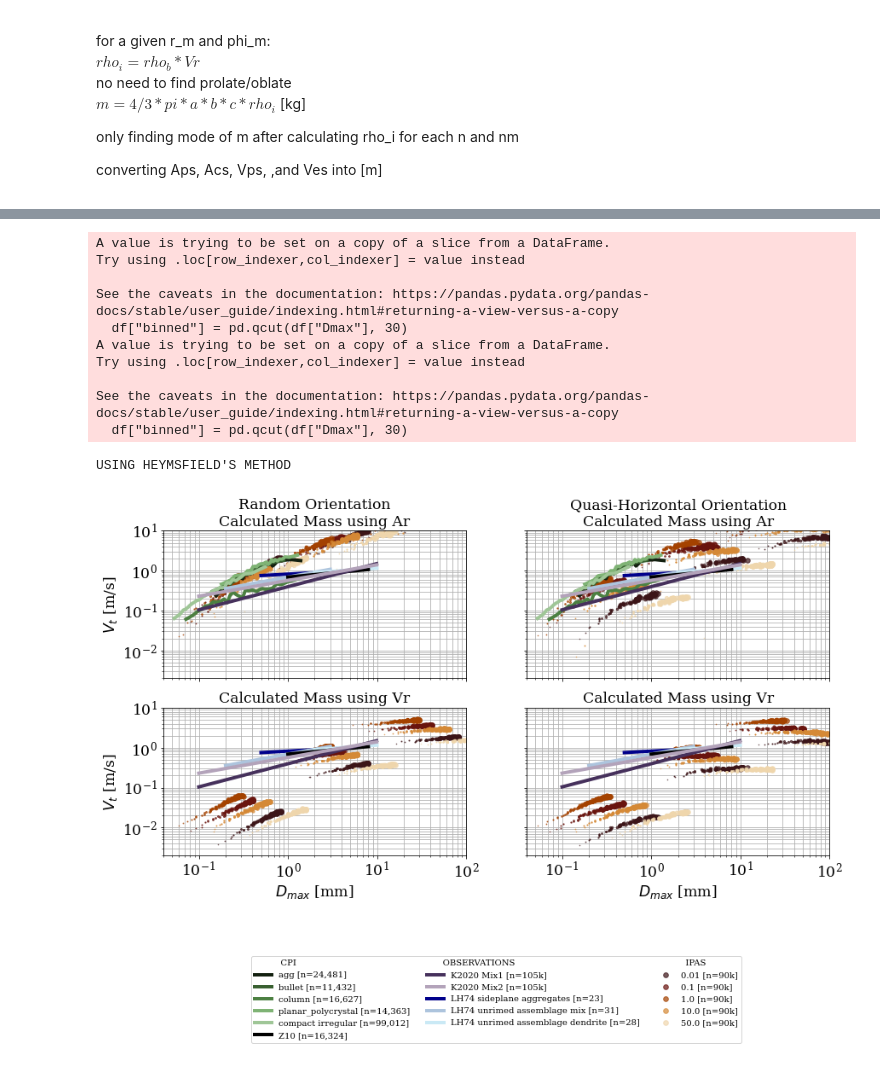
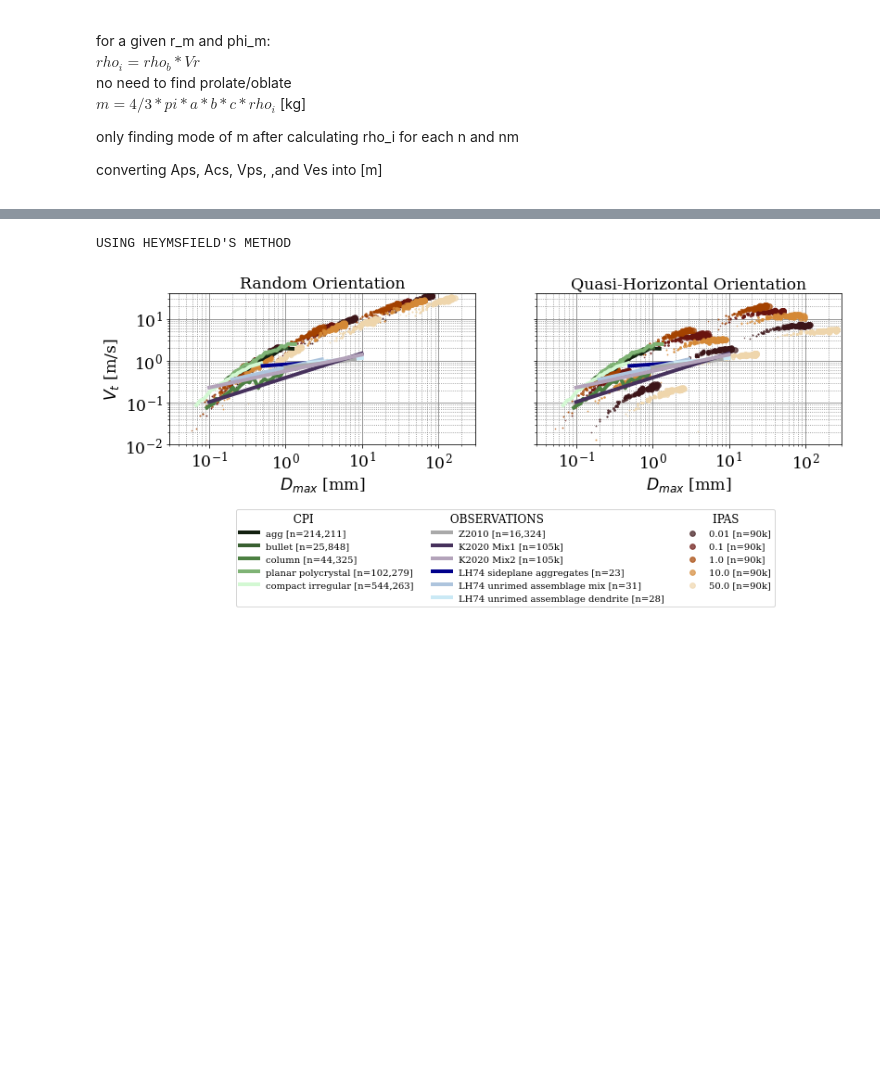
Before and after one commit to vprzybylo/IPAS, a Jupyter notebook: ipas/visualizations/m_D_relationships.ipynb, the cells around one changed output, grey strips where cells are left out. Cells and saved outputs as stored; diff of their text form; code cells hidden in the pictures; blank space fills up the shorter version.

```diff
--- a/ipas/visualizations/m_D_relationships.ipynb
+++ b/ipas/visualizations/m_D_relationships.ipynb
@@ -44,7 +46,8 @@ result_flat = pickle.load(f)
 f.close()
 
 #LOAD CPI DATA
-all_campaigns = ['ARM', 'AIRS_II', 'ATTREX', 'ICE_L', 'IPHEX', 'MACPEX', 'MPACE', 'POSIDON']
+all_campaigns = ['AIRS_II', 'ARM', 'ATTREX', 'CRYSTAL_FACE_NASA', 'CRYSTAL_FACE_UND', 'ICE_L', 'IPHEX', 'ISDAC', 'MACPEX', 'MC3E', 'MIDCIX', 'MPACE', 'OLYMPEX', 'POSIDON']
+#all_campaigns = ['AIRS_II', 'ARM', 'CRYSTAL_FACE_NASA', 'CRYSTAL_FACE_UND', 'ICE_L', 'MIDCIX', 'MPACE', 'OLYMPEX']
 
 campaigns = []
 classifications = []
@@ -53,12 +56,19 @@ cnt_area = []
 a = []  # larger radius
 c = []  # smaller radius
 Dmax = []  # max diameter
+complexity = []
 for campaign in all_campaigns:
     df = pd.read_csv(f'../CPI_verification/{campaign}.csv')
     cnt_area.append(df['cnt_area']*5.29E-12) # [m2]
     ars.append(df['filled_circular_area_ratio'])
+    campaign='AIRS II' if campaign == 'AIRS_II' else campaign
+    campaign ='CRYSTAL FACE NASA' if campaign == 'CRYSTAL_FACE_NASA' else campaign
+    campaign ='CRYSTAL FACE UND' if campaign == 'CRYSTAL_FACE_UND' else campaign
+    campaign ='ICE L' if campaign == 'ICE_L' else campaign
+
     campaigns.append([campaign]*len(df['filled_circular_area_ratio']))
     classifications.append(df['classification'])
+    complexity.append(df['complexity'])
 
     for height, width in zip(df['particle height']/2, df['particle width']/2):
         a.append(height* 1E-6 if height > width else width* 1E-6)
@@ -69,9 +79,17 @@ ars = list(np.concatenate(ars).flat)
 cnt_area = list(np.concatenate(cnt_area).flat)
 campaigns = list(np.concatenate(campaigns).flat)
 classifications = list(np.concatenate(classifications).flat)
+complexity = list(np.concatenate(complexity).flat)
 
-df_CPI = pd.DataFrame(list(zip(campaigns, classifications, ars, cnt_area, a, c, Dmax)), columns=['campaign', 'classification', 'area_ratio', 'cnt_area', 'a', 'c', 'Dmax'])
+df_CPI = pd.DataFrame(list(zip(campaigns, classifications, ars, cnt_area, a, c, Dmax, complexity)), columns=['campaign', 'classification', 'area_ratio', 'cnt_area', 'a', 'c', 'Dmax', 'complexity'])
 df_CPI = df_CPI[df_CPI['area_ratio'] != -999.0]
+df_CPI = df_CPI[df_CPI['a'] != 0.0]
+df_CPI = df_CPI[df_CPI['c'] != 0.0]
+df_CPI = df_CPI[df_CPI['Dmax'] != 0.0]
+df_CPI = df_CPI[df_CPI['complexity'] != 0.0]
+df_CPI = df_CPI[df_CPI['complexity'] != -0.0]
+
+d_CPI = df_CPI[df_CPI.replace([np.inf, -np.inf], np.nan).notnull().all(axis=1)]
 df.dropna(inplace=True)
 df_CPI.classification.unique()
 # %% [output]
@@ -137,59 +159,55 @@ plt.savefig('../plots/m_D_relationship.png', bbox_inches='tight')
 # %%
-phi_idxs = [0, 1, 2, 3, 4]
+phi_idxs = [0,1,2,3,4]
 r_idxs = [0, 1, 2]
-fig, ((ax1, ax2), (ax3, ax4)) = plt.subplots(2, 2, figsize=(14,7), sharey=True, sharex=True)
+
+# if using volume ratios for mass:
+#fig, ((ax1, ax2), (ax3, ax4)) = plt.subplots(2, 2, figsize=(14,7), sharey=True, sharex=True)
+#else:
+fig, (ax1, ax2) = plt.subplots(1, 2, figsize=(13,3), sharey=True, sharex=True)
 
 #which method of equations to follow:
 study = 'Heymsfield'
 
 # RANDOM ORIENTATION
 locals().update(result_rand)
 p = plot.Plots(ax1, df_CPI, agg_as, agg_bs, agg_cs, phi_idxs, r_idxs, Aps, Acs, Vps, Ves, Dmaxs)
 ylabel = "$V_t$ [m/s]"
-title='Random Orientation\nCalculated Mass using Ar'
+title='Random Orientation'
 p.vt_plot(title, ylabel, mflag = 'area', study=study, result_rand=True)
 
 # QUASI-HORIZONTAL ORIENTATION
 locals().update(result_flat)
 p = plot.Plots(ax2, df_CPI, agg_as, agg_bs, agg_cs, phi_idxs, r_idxs, Aps, Acs, Vps, Ves, Dmaxs)
-title = f"Quasi-Horizontal Orientation\nCalculated Mass using Ar"
+title = f"Quasi-Horizontal Orientation"
 ylabel = " "
 p.vt_plot(title, ylabel, mflag = 'area',  study=study, result_rand=False)
 
-# RANDOM ORIENTATION
-locals().update(result_rand)
-p = plot.Plots(ax3, df_CPI, agg_as, agg_bs, agg_cs, phi_idxs, r_idxs, Aps, Acs, Vps, Ves, Dmaxs)
-ylabel = "$V_t$ [m/s]"
-title='\nCalculated Mass using Vr'
-p.vt_plot(title, ylabel,  mflag = 'vol', study=study, result_rand=True)
+# # RANDOM ORIENTATION
+# locals().update(result_rand)
+# p = plot.Plots(ax3, df_CPI, agg_as, agg_bs, agg_cs, phi_idxs, r_idxs, Aps, Acs, Vps, Ves, Dmaxs)
+# ylabel = "$V_t$ [m/s]"
+# title='\nCalculated Mass using Vr'
+# p.vt_plot(title, ylabel,  mflag = 'vol', study=study, result_rand=True)
 
-# QUASI-HORIZONTAL ORIENTATION
-locals().update(result_flat)
-p = plot.Plots(ax4, df_CPI, agg_as, agg_bs, agg_cs, phi_idxs, r_idxs, Aps, Acs, Vps, Ves, Dmaxs)
-ylabel = " "
-title='\nCalculated Mass using Vr'
-p.vt_plot(title, ylabel, mflag = 'vol',  study=study, result_rand=False)
-#plt.savefig('../plots/vt.png', bbox_inches='tight')
+# # QUASI-HORIZONTAL ORIENTATION
+# locals().update(result_flat)
+# p = plot.Plots(ax4, df_CPI, agg_as, agg_bs, agg_cs, phi_idxs, r_idxs, Aps, Acs, Vps, Ves, Dmaxs)
+# ylabel = " "
+# title='\nCalculated Mass using Vr'
+# p.vt_plot(title, ylabel, mflag = 'vol',  study=study, result_rand=False)
+
 
 if study == 'Mitchell':
     print("USING MITCHELL'S METHOD")
 elif study == 'Heymsfield':
     print("USING HEYMSFIELD'S METHOD")
 elif study =='Heymsfield2002':
     print("USING HEYMSFIELD'S 2002 METHOD")
+
+#plt.savefig(f'../plots/vt_{study}.png', bbox_inches='tight')
 # %% [output]
-A value is trying to be set on a copy of a slice from a DataFrame.
-Try using .loc[row_indexer,col_indexer] = value instead
-
-See the caveats in the documentation: https://pandas.pydata.org/pandas-docs/stable/user_guide/indexing.html#returning-a-view-versus-a-copy
-  df["binned"] = pd.qcut(df["Dmax"], 30)
-A value is trying to be set on a copy of a slice from a DataFrame.
-Try using .loc[row_indexer,col_indexer] = value instead
-
-See the caveats in the documentation: https://pandas.pydata.org/pandas-docs/stable/user_guide/indexing.html#returning-a-view-versus-a-copy
-  df["binned"] = pd.qcut(df["Dmax"], 30)
+USING HEYMSFIELD'S METHOD
-USING HEYMSFIELD'S METHOD
-[figure, old version]
+[figure, new version]
 # %%
 phi_idxs = [0, 1, 2, 3, 4]
 r_idxs = [0,1,2]
```
Also changed, not shown: parts of 15 cells of this notebook, 19 other files.
